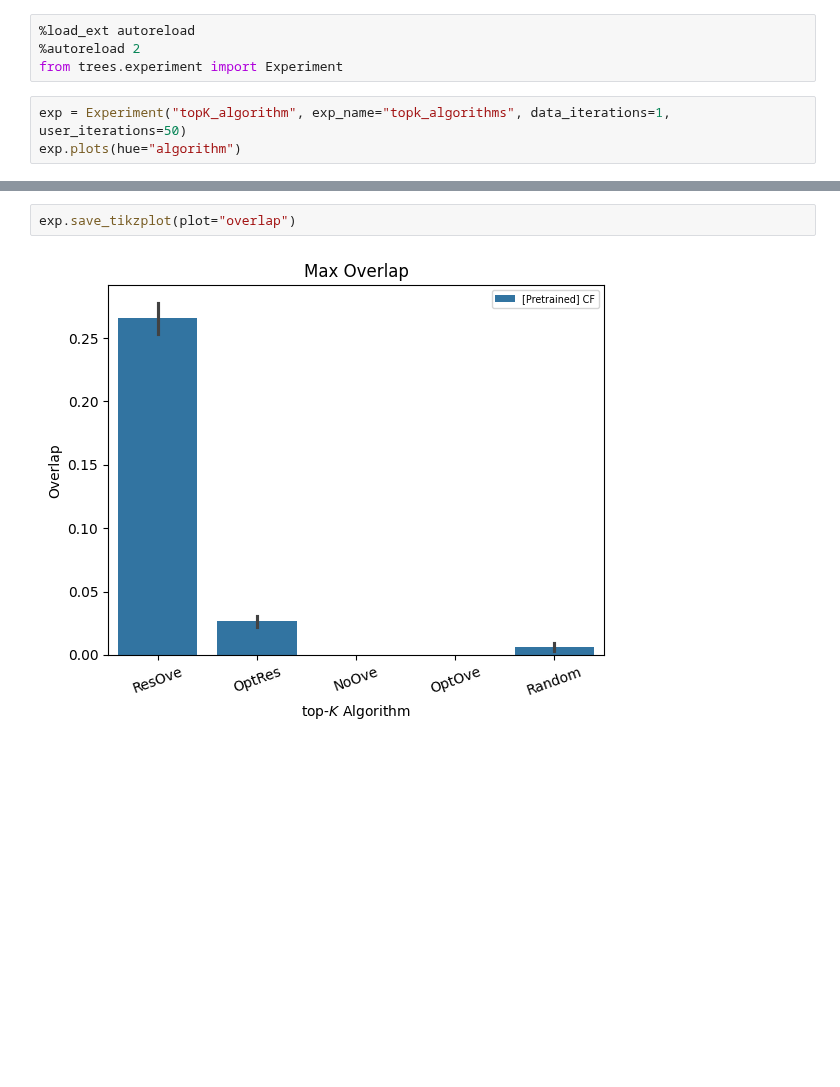
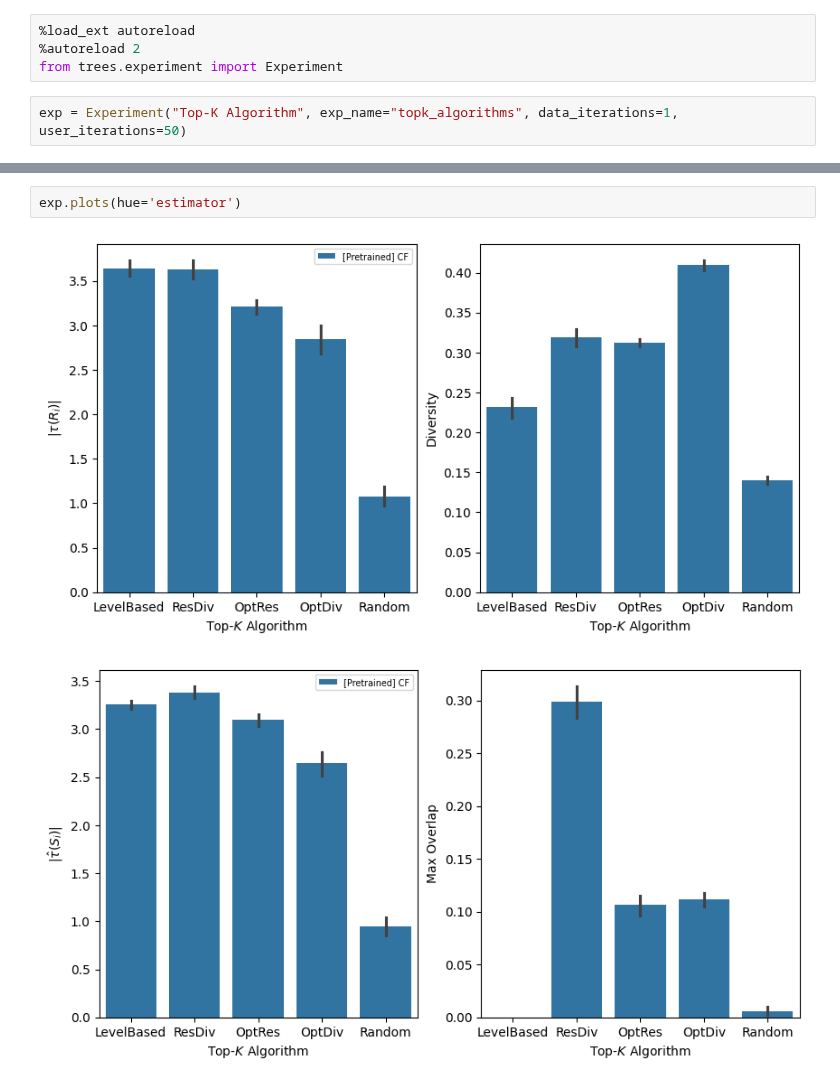
Before and after one commit to antonismand/Query-Driven-Data-Exploration-with-Heterogeneous-Treatment-Effects, a Jupyter notebook: experiments/topk_algorithms.ipynb, the cells around one changed output, grey strips where cells are left out. Cells and saved outputs as stored; diff of their text form; blank space fills up the shorter version.

Commit message:
rerun estimators and topk alrogirthms

```diff
--- a/experiments/topk_algorithms.ipynb
+++ b/experiments/topk_algorithms.ipynb
@@ -3,6 +3,5 @@
 %autoreload 2
 from trees.experiment import Experiment
 # %%
-exp = Experiment("topK_algorithm", exp_name="topk_algorithms", data_iterations=1, user_iterations=50)
-exp.plots(hue="algorithm")
+exp = Experiment("Top-K Algorithm", exp_name="topk_algorithms", data_iterations=1, user_iterations=50)
 # %% [output]
@@ -24,4 +16,5 @@ exp.plots(hue="algorithm")
-# %%
-exp.save_tikzplot(plot="overlap")
-# %% [output]
-[figure, removed]
+# %%
+exp.plots(hue='estimator')
+# %% [output]
+[figure, added]
+[figure, added]
```
Also changed, not shown: parts of 3 cells of this notebook, 4 other files.
